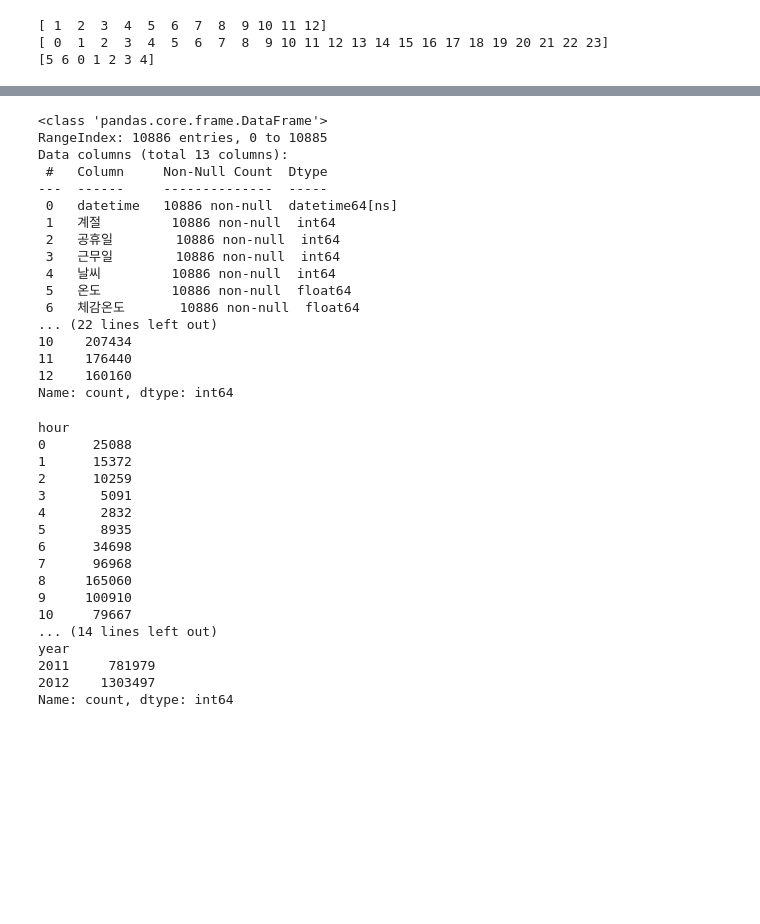
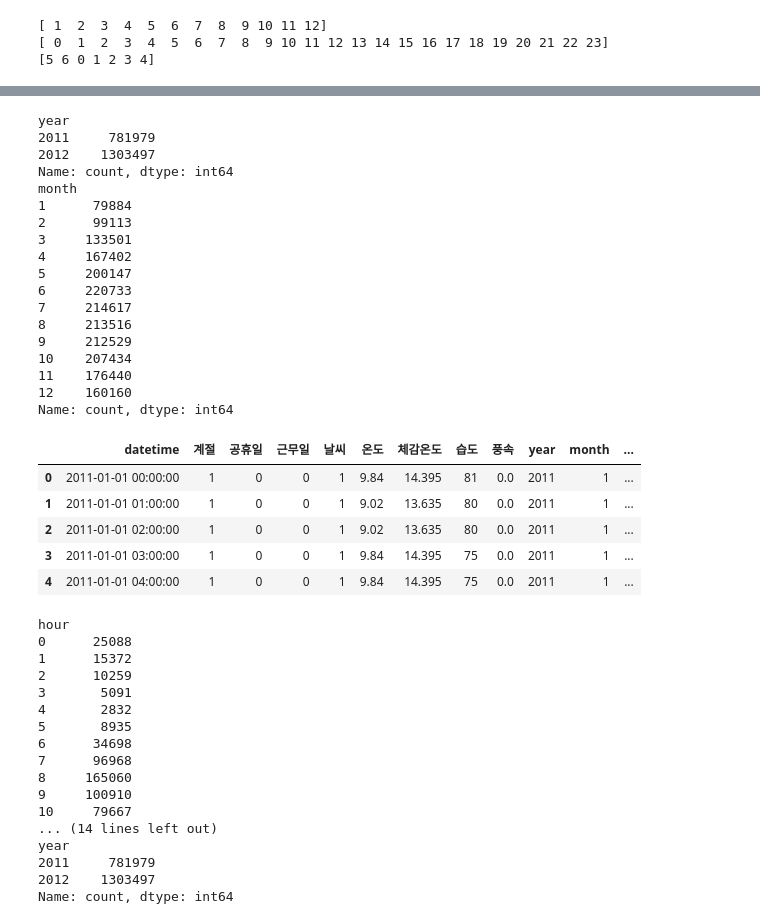
Before and after one commit to BOKJUNSOO/bigdataanalysis, a Jupyter notebook: projectform2/3PredictModel.ipynb, the cells around one changed output, grey strips where cells are left out. Saved outputs shown, nothing was run; the diff lists cells and outputs as text; code cells hidden in the pictures; blank space fills up the shorter version.

```diff
--- a/projectform2/3PredictModel.ipynb
+++ b/projectform2/3PredictModel.ipynb
@@ -99,32 +128,41 @@ print(x_train['dayofweek']
 # %%
 # 파생변수가 포함된 독립변수와 종속변수를 통합한 data2 만들기
-x_train.info()      # 새로운 칼럼이 저장됐다.***
+# x_train.info()      # 새로운 칼럼이 저장됐다.***
 
 data2 = pd.concat([x_train , y_train] , axis = 1)
 
 print(data2.groupby(['year'])['count'].sum())       #연도별로 변수간의 관계를 확인할 수 있게 됐다.
                                                     #연도별 차이가 유의미 하므로 분석에 포함
 
 print(data2.groupby(['month'])['count'].sum())      #월별 차이가 무의미 하므로 분석에서 제외
                                                     #일별, 요일도 마찬가지
+
+data2.head()
 # %% [output]
-<class 'pandas.core.frame.DataFrame'>
-RangeIndex: 10886 entries, 0 to 10885
-Data columns (total 13 columns):
- #   Column     Non-Null Count  Dtype
----  ------     --------------  -----
- 0   datetime   10886 non-null  datetime64[ns]
- 1   계절         10886 non-null  int64
- 2   공휴일        10886 non-null  int64
- 3   근무일        10886 non-null  int64
- 4   날씨         10886 non-null  int64
- 5   온도         10886 non-null  float64
- 6   체감온도       10886 non-null  float64
-... (22 lines left out)
+year
+2011     781979
+2012    1303497
+Name: count, dtype: int64
+month
+1      79884
+2      99113
+3     133501
+4     167402
+5     200147
+6     220733
+7     214617
+8     213516
+9     212529
 10    207434
 11    176440
 12    160160
 Name: count, dtype: int64
+|  | datetime | 계절 | 공휴일 | 근무일 | 날씨 | 온도 | 체감온도 | 습도 | 풍속 | year | month | ... |
+| 0 | 2011-01-01 00:00:00 | 1 | 0 | 0 | 1 | 9.84 | 14.395 | 81 | 0.0 | 2011 | 1 | ... |
+| 1 | 2011-01-01 01:00:00 | 1 | 0 | 0 | 1 | 9.02 | 13.635 | 80 | 0.0 | 2011 | 1 | ... |
+| 2 | 2011-01-01 02:00:00 | 1 | 0 | 0 | 1 | 9.02 | 13.635 | 80 | 0.0 | 2011 | 1 | ... |
+| 3 | 2011-01-01 03:00:00 | 1 | 0 | 0 | 1 | 9.84 | 14.395 | 75 | 0.0 | 2011 | 1 | ... |
+| 4 | 2011-01-01 04:00:00 | 1 | 0 | 0 | 1 | 9.84 | 14.395 | 75 | 0.0 | 2011 | 1 | ... |
 # %%
 # 분석에 포함시킬 데이터 칼럼
 
```
Also changed, not shown: parts of 8 cells of this notebook.
